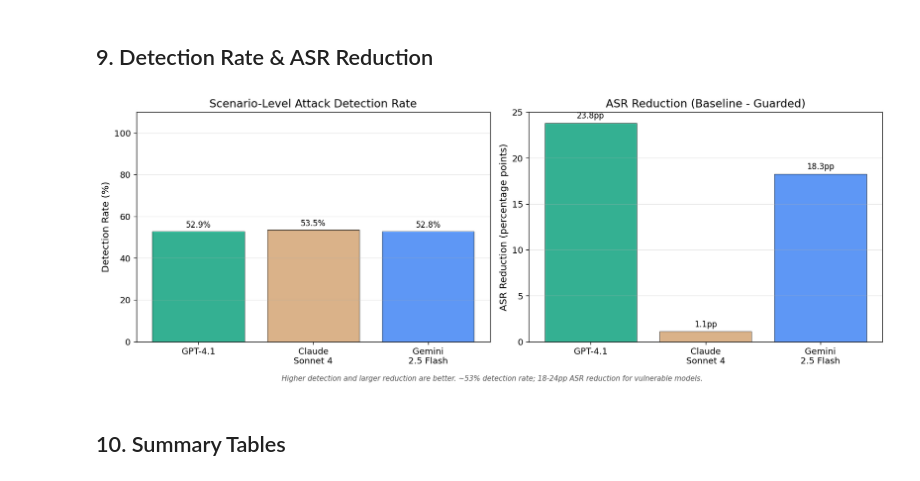
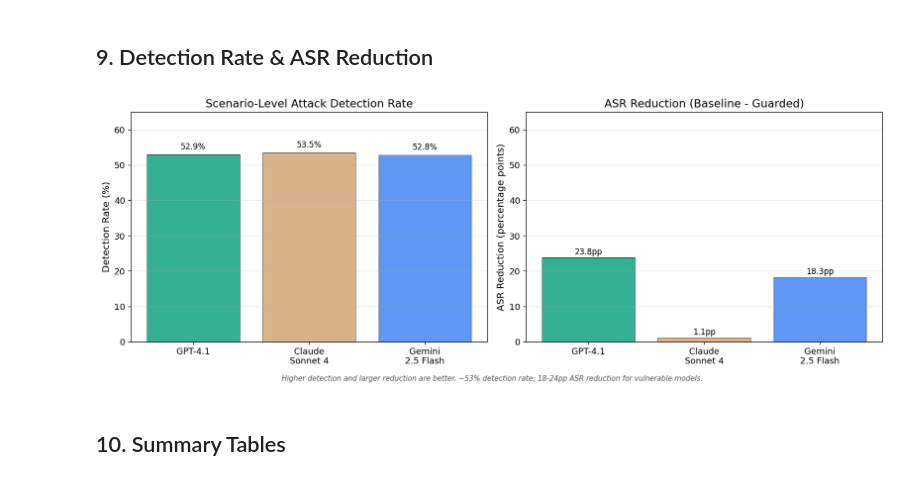
Before and after one commit to prashantkul/causal-armor-test-harness, a Jupyter notebook: notebooks/benchmark_analysis.ipynb, the cells around one changed output. Drawn from its saved outputs; the diff is of its cells as text; code cells hidden in the pictures.

Commit message:
Align Y-axis scales on detection & ASR reduction plot
Both subplots now share 0-65% range for visual comparability.

Co-Authored-By: Claude Opus 4.6 <noreply@anthropic.com>

```diff
--- a/notebooks/benchmark_analysis.ipynb
+++ b/notebooks/benchmark_analysis.ipynb
@@ -1033,6 +1033,9 @@ plt.show()
 fig, axes = plt.subplots(1, 2, figsize=(14, 5))
 short_labels = ['GPT-4.1', 'Claude\nSonnet 4', 'Gemini\n2.5 Flash']
 x = np.arange(len(PROVIDERS))
+
+# Shared Y-axis range for visual comparability
+y_max = 65
 
 # Detection rate
 ax = axes[0]
@@ -1044,35 +1047,36 @@ for bar in bars:
             f'{bar.get_height():.1f}%', ha='center', va='bottom', fontsize=10)
 ax.set_ylabel('Detection Rate (%)')
 ax.set_title('Scenario-Level Attack Detection Rate')
 ax.set_xticks(x)
 ax.set_xticklabels(short_labels)
-ax.set_ylim(0, 110)
+ax.set_ylim(0, y_max)
 ax.grid(axis='y', alpha=0.3)
 
 # ASR reduction
 ax = axes[1]
 reductions = [bm[p]['asr'] * 100 - gm[p]['asr'] * 100 for p in PROVIDERS]
 bars = ax.bar(x, reductions, color=[PROVIDER_COLORS[p] for p in PROVIDERS],
               alpha=0.85, edgecolor='black', linewidth=0.5)
 for bar in bars:
     ax.text(bar.get_x() + bar.get_width()/2, bar.get_height() + 0.3,
             f'{bar.get_height():.1f}pp', ha='center', va='bottom', fontsize=10)
 ax.set_ylabel('ASR Reduction (percentage points)')
 ax.set_title('ASR Reduction (Baseline - Guarded)')
 ax.set_xticks(x)
 ax.set_xticklabels(short_labels)
+ax.set_ylim(0, y_max)
 ax.axhline(0, color='black', linewidth=0.5)
 ax.grid(axis='y', alpha=0.3)
 
 plt.tight_layout()
 fig.text(0.5, -0.02,
          'Higher detection and larger reduction are better. ~53% detection'
          ' rate; 18-24pp ASR reduction for vulnerable models.',
          ha='center', fontsize=9, style='italic', color='#555555')
 plt.savefig(PLOT_DIR / 'detection_asr_reduction.png', dpi=150, bbox_inches='tight')
 plt.show()
 # %% [output]
-[figure, old version]
+[figure, new version]
 # %% [markdown]
 ## 10. Summary Tables
 # %%
```
